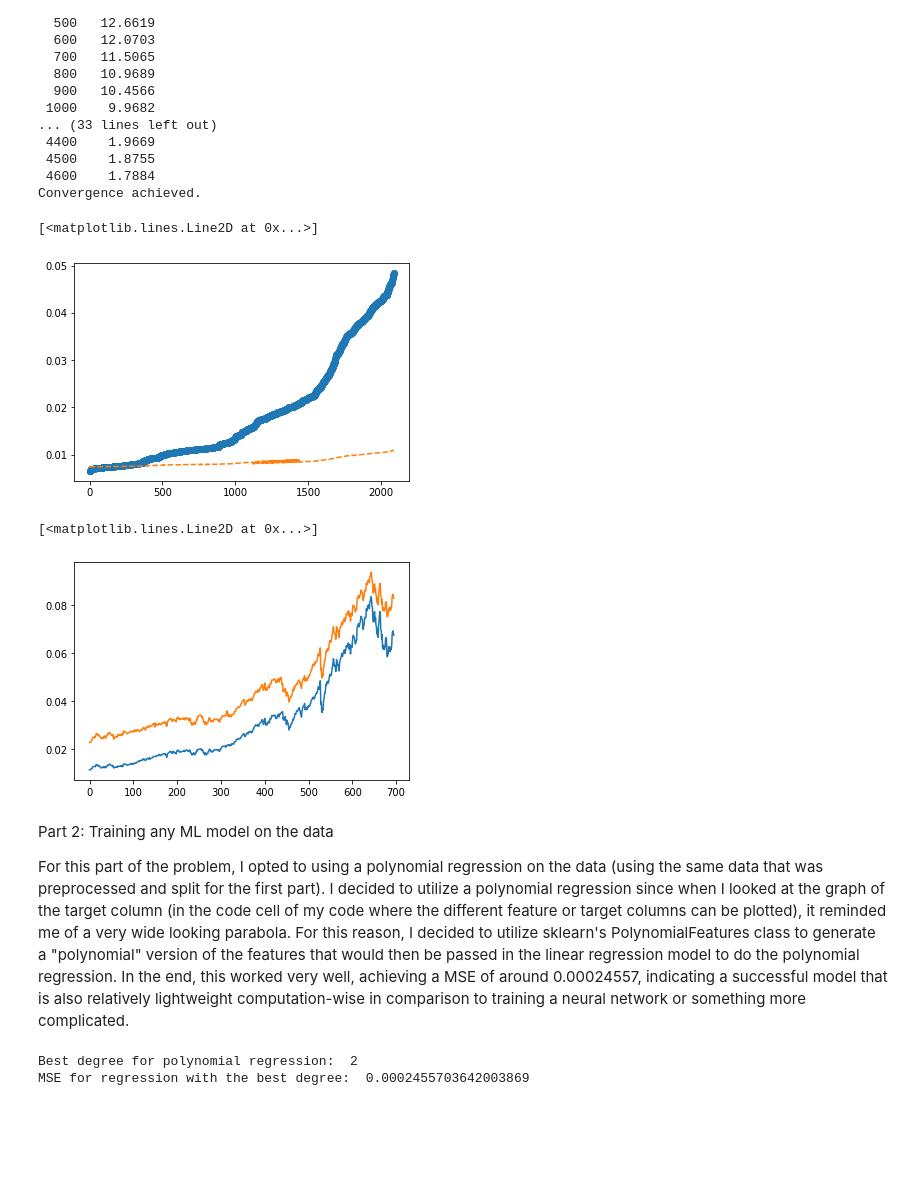
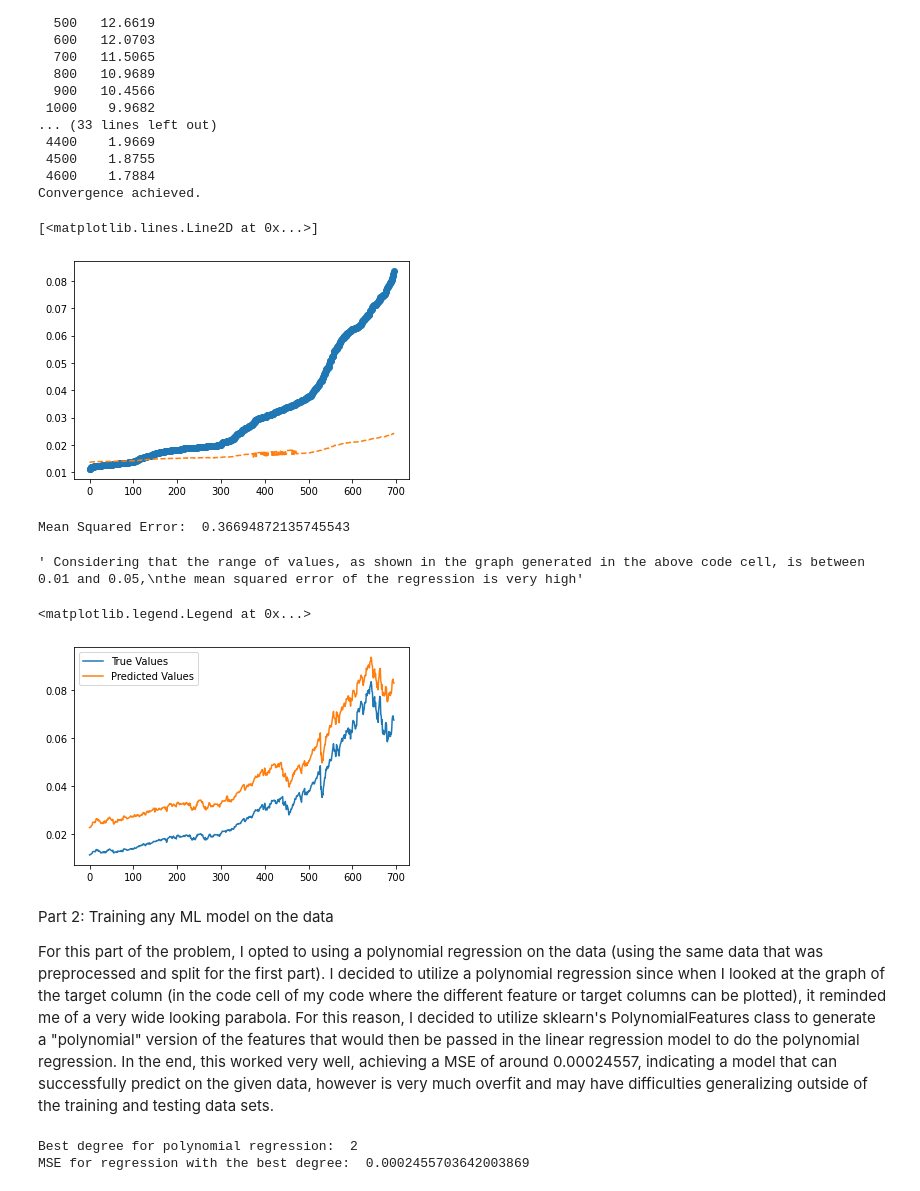
Before and after one commit to ZakariyyaScavotto/SSMIF-Fall-2022-Coding-Challenge, a Jupyter notebook: ml.ipynb, the cells around one changed output. Cells and saved outputs as stored; diff of their text form; code cells hidden in the pictures; blank space fills up the shorter version.

Commit message:
improved comments and explanations for the ML problem

```diff
--- a/ml.ipynb
+++ b/ml.ipynb
@@ -217,30 +240,44 @@ epoch    Cost(J)
  4600    1.7884
 Convergence achieved.
 # %%
-yprednorm = xTrainNormalized.dot(theta)
-maxy, miny = np.max(yTrainNormalized), np.min(yTrainNormalized)
+# Utilize the testing data to evaluate the model's accuracy by having the model predict what the y values should be
+yprednorm = xTestNormalized.dot(theta)
+maxy, miny = np.max(yTestNormalized), np.min(yTestNormalized)
 ypred = yprednorm*(maxy-miny) + miny
-sortidx = np.argsort(yTrainNormalized[:,0])
-plt.plot(yTrainNormalized[sortidx,0],'o')
+sortidx = np.argsort(yTestNormalized[:,0])
+plt.plot(yTestNormalized[sortidx,0],'o')
 plt.plot(ypred[sortidx,0],'--')
 # %% [output]
 [<matplotlib.lines.Line2D at 0x...>]
-[figure, old version]
+[figure, new version]
+# %%
+# Evaluate the model accuracy by finding the mean squared error
+meanSquaredError = np.sum((ypred-yTestNormalized)**2,axis=0)[0]
+print('Mean Squared Error: ', meanSquaredError)
+
+# Considering that the range of values, as shown in the graph generated in the above code cell, is between 0.01 and 0.05,
+# the mean squared error of the regression is very high
+# %% [output]
+Mean Squared Error:  0.36694872135745543
+' Considering that the range of values, as shown in the graph generated in the above code cell, is between 0.01 and 0.05,\nthe mean squared error of the regression is very high'
 # %%
-#comparison to sklearn pre-trained LinearRegression model
+# For fun, I decided to compare the manual linear regression to sklearn's pre-trained LinearRegression model
 from sklearn.linear_model import LinearRegression
 testModel = LinearRegression()
 testModel.fit(xTrainNormalized, yTrainNormalized)
 yPred = testModel.predict(xTestNormalized)
-plt.plot(yTestNormalized)
-plt.plot(yPred)
+plt.plot(yTestNormalized, label='True Values')
+plt.plot(yPred, label = 'Predicted Values')
+plt.legend()
+# Looking at the graph, it is evident that sklearn's model is much more accurate at following the shape of the data.
+# Granted, every predicted value is shifted up by approximately 0.01, but overall it performs much better than the first model
 # %% [output]
-[<matplotlib.lines.Line2D at 0x...>]
+<matplotlib.legend.Legend at 0x...>
-[figure, old version]
+[figure, new version]
 # %% [markdown]
 Part 2: Training any ML model on the data
 
-For this part of the problem, I opted to using a polynomial regression on the data (using the same data that was preprocessed and split for the first part). I decided to utilize a polynomial regression since when I looked at the graph of the target column (in the code cell of my code where the different feature or target columns can be plotted), it reminded me of a very wide looking parabola. For this reason, I decided to utilize sklearn's PolynomialFeatures class to generate a "polynomial" version of the features that would then be passed in the linear regression model to do the polynomial regression. In the end, this worked very well, achieving a MSE of around 0.00024557, indicating a successful model that is also relatively lightweight computation-wise in comparison to training a neural network or something more complicated.
+For this part of the problem, I opted to using a polynomial regression on the data (using the same data that was preprocessed and split for the first part). I decided to utilize a polynomial regression since when I looked at the graph of the target column (in the code cell of my code where the different feature or target columns can be plotted), it reminded me of a very wide looking parabola. For this reason, I decided to utilize sklearn's PolynomialFeatures class to generate a "polynomial" version of the features that would then be passed in the linear regression model to do the polynomial regression. In the end, this worked very well, achieving a MSE of around 0.00024557, indicating a model that can successfully predict on the given data, however is very much overfit and may have difficulties generalizing outside of the training and testing data sets.
 # %%
 from sklearn.preprocessing import PolynomialFeatures
 from sklearn.linear_model import LinearRegression
```
Also changed, not shown: parts of 12 cells of this notebook.
